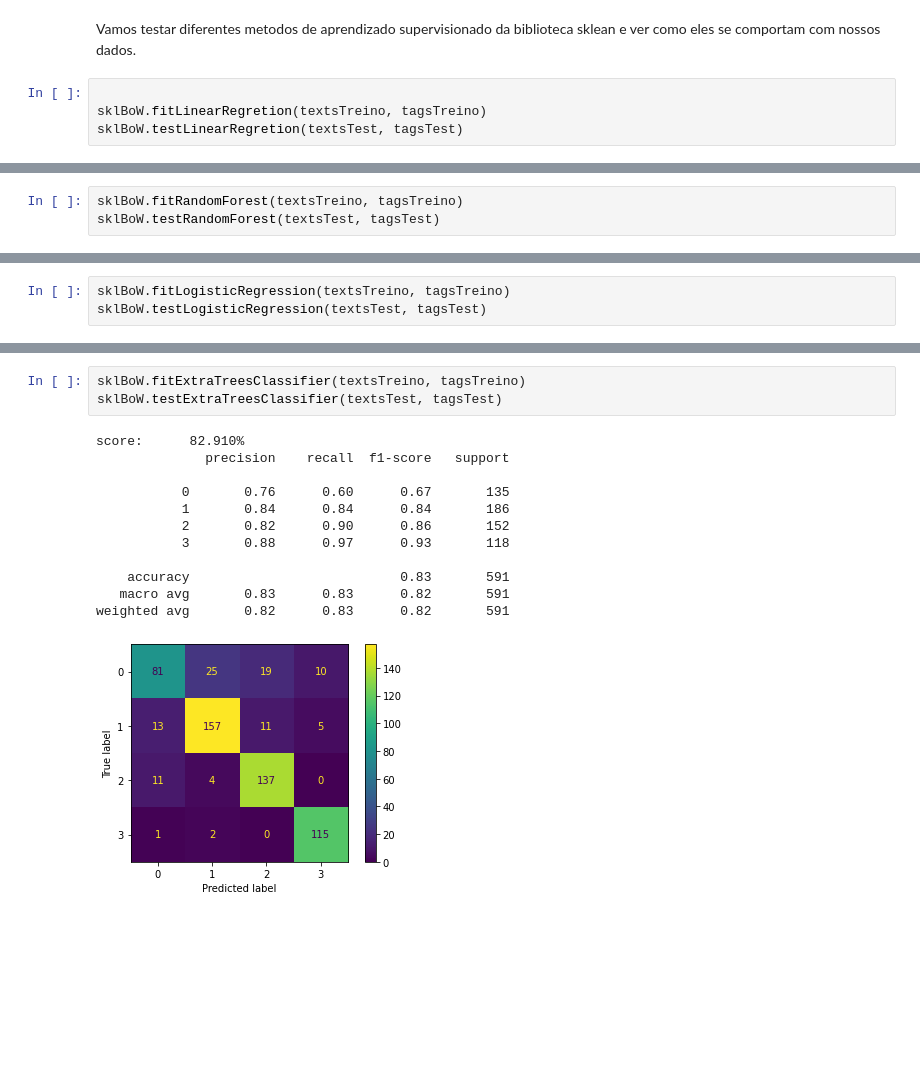
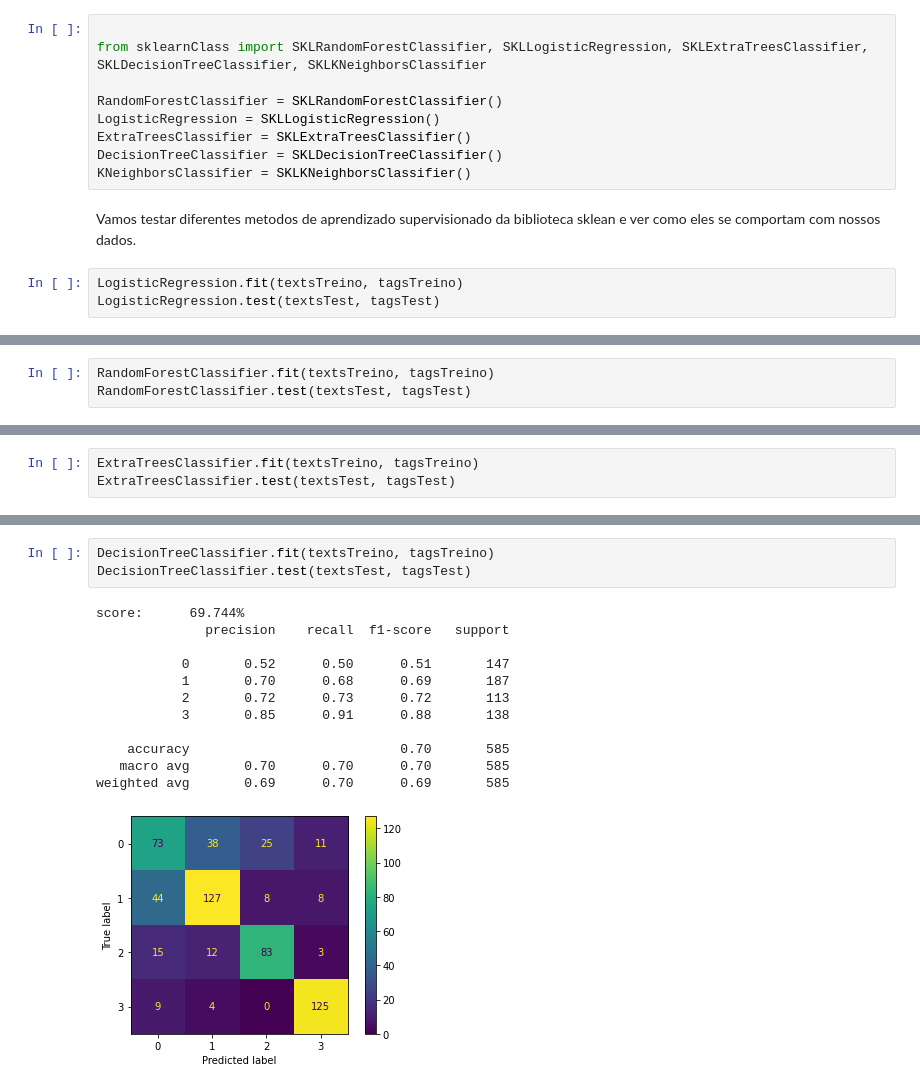
Before and after one commit to joannisbs/news-classific, a Jupyter notebook: poc1.ipynb, the cells around one changed output, grey strips where cells are left out. Cells and saved outputs as stored; diff of their text form; blank space fills up the shorter version.

```diff
--- a/poc1.ipynb
+++ b/poc1.ipynb
@@ -161,7 +158,15 @@ sklBoW = SklClass()
+# %%
+
+from sklearnClass import SKLRandomForestClassifier, SKLLogisticRegression, SKLExtraTreesClassifier, SKLDecisionTreeClassifier, SKLKNeighborsClassifier
+
+RandomForestClassifier = SKLRandomForestClassifier()
+LogisticRegression = SKLLogisticRegression()
+ExtraTreesClassifier = SKLExtraTreesClassifier()
+DecisionTreeClassifier = SKLDecisionTreeClassifier()
+KNeighborsClassifier = SKLKNeighborsClassifier()
 # %% [markdown]
 Vamos testar diferentes metodos de aprendizado supervisionado da biblioteca sklean e ver como eles se comportam com nossos dados.
 # %%
-
-sklBoW.fitLinearRegretion(textsTreino, tagsTreino)
-sklBoW.testLinearRegretion(textsTest, tagsTest)
+LogisticRegression.fit(textsTreino, tagsTreino)
+LogisticRegression.test(textsTest, tagsTest)
 # %% [output]
@@ -195,4 +206,4 @@ weighted avg       0.95      0.95      0.95       427
 # %%
-sklBoW.fitRandomForest(textsTreino, tagsTreino)
-sklBoW.testRandomForest(textsTest, tagsTest)
+RandomForestClassifier.fit(textsTreino, tagsTreino)
+RandomForestClassifier.test(textsTest, tagsTest)
 # %% [output]
@@ -226,4 +243,4 @@ weighted avg       0.97      0.96      0.96       427
 # %%
-sklBoW.fitLogisticRegression(textsTreino, tagsTreino)
-sklBoW.testLogisticRegression(textsTest, tagsTest)
+ExtraTreesClassifier.fit(textsTreino, tagsTreino)
+ExtraTreesClassifier.test(textsTest, tagsTest)
 # %% [output]
@@ -257,16 +280,16 @@ weighted avg       0.95      0.95      0.95       427
 # %%
-sklBoW.fitExtraTreesClassifier(textsTreino, tagsTreino)
-sklBoW.testExtraTreesClassifier(textsTest, tagsTest)
+DecisionTreeClassifier.fit(textsTreino, tagsTreino)
+DecisionTreeClassifier.test(textsTest, tagsTest)
 # %% [output]
-score:      82.910%
+score:      69.744%
               precision    recall  f1-score   support
 
-           0       0.76      0.60      0.67       135
-           1       0.84      0.84      0.84       186
-           2       0.82      0.90      0.86       152
-           3       0.88      0.97      0.93       118
+           0       0.52      0.50      0.51       147
+           1       0.70      0.68      0.69       187
+           2       0.72      0.73      0.72       113
+           3       0.85      0.91      0.88       138
 
-    accuracy                           0.83       591
-   macro avg       0.83      0.83      0.82       591
-weighted avg       0.82      0.83      0.82       591
+    accuracy                           0.70       585
+   macro avg       0.70      0.70      0.70       585
+weighted avg       0.69      0.70      0.69       585
-[figure, old version]
+[figure, new version]
```
Also changed, not shown: parts of 30 cells of this notebook, 1 other file.
